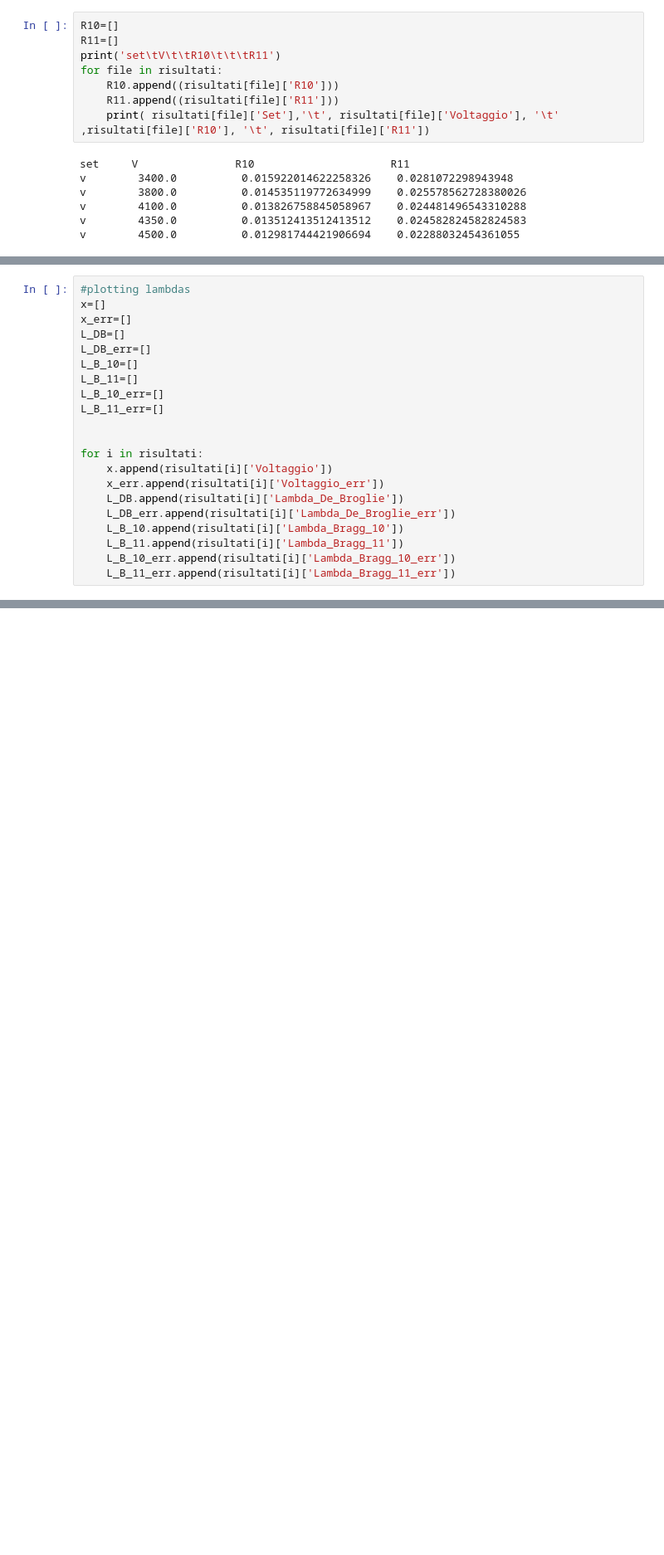
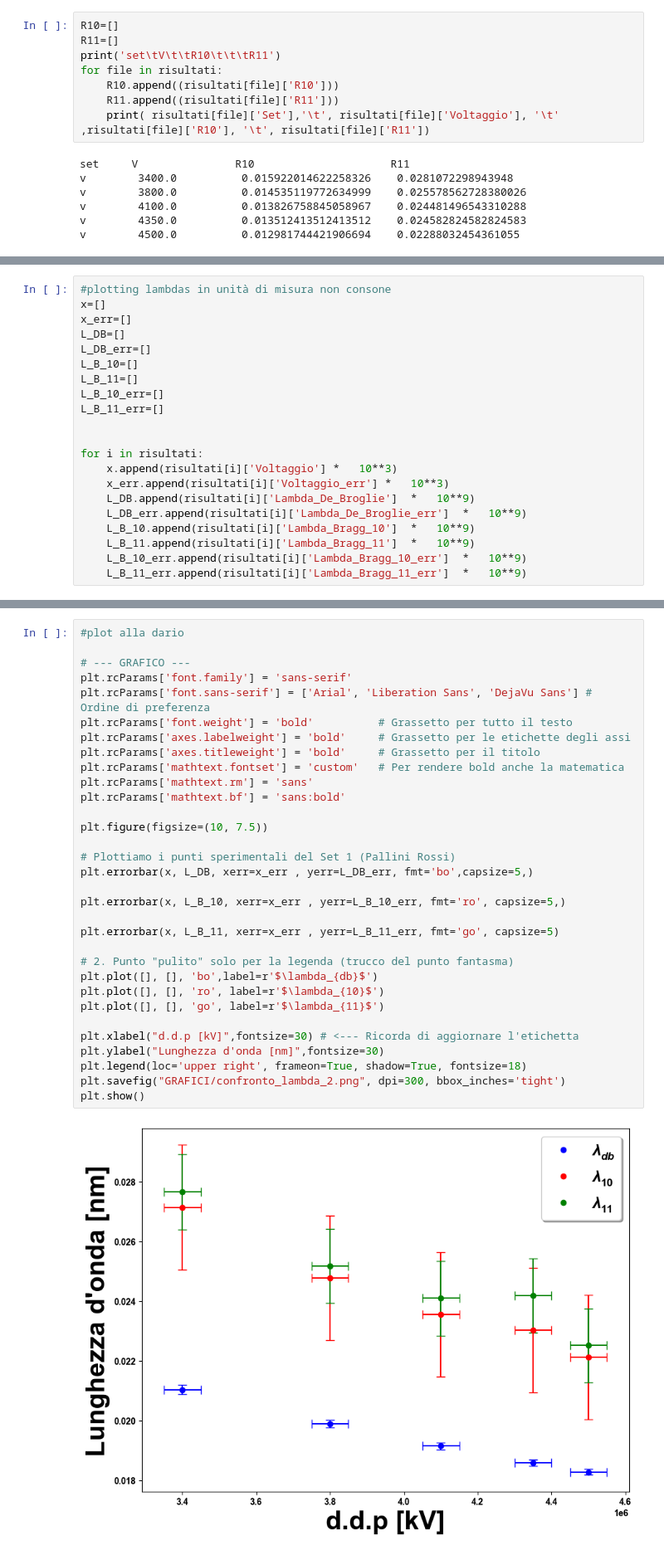
Before and after one commit to carmelo-palazzo/Analisi_Dati_DOP, a Jupyter notebook: Seconda_Parte_codice_generale_chenka_2.ipynb, the cells around one changed output, grey strips where cells are left out. Shown at 83% size. Saved outputs shown, nothing was run; the diff lists cells and outputs as text; blank space fills up the shorter version.

```diff
--- a/Seconda_Parte_codice_generale_chenka_2.ipynb
+++ b/Seconda_Parte_codice_generale_chenka_2.ipynb
@@ -360,5 +361,5 @@ for file in risultati:
 # %%
-#plotting lambdas
+#plotting lambdas in unità di misura non consone
 x=[]
 x_err=[]
 L_DB=[]
@@ -370,11 +371,11 @@ L_B_11_err=[]
 
 
 for i in risultati:
-    x.append(risultati[i]['Voltaggio'])
-    x_err.append(risultati[i]['Voltaggio_err'])
-    L_DB.append(risultati[i]['Lambda_De_Broglie'])
-    L_DB_err.append(risultati[i]['Lambda_De_Broglie_err'])
-    L_B_10.append(risultati[i]['Lambda_Bragg_10'])
-    L_B_11.append(risultati[i]['Lambda_Bragg_11'])
-    L_B_10_err.append(risultati[i]['Lambda_Bragg_10_err'])
-    L_B_11_err.append(risultati[i]['Lambda_Bragg_11_err'])
+    x.append(risultati[i]['Voltaggio'] *   10**3)
+    x_err.append(risultati[i]['Voltaggio_err'] *   10**3)
+    L_DB.append(risultati[i]['Lambda_De_Broglie']  *   10**9)
+    L_DB_err.append(risultati[i]['Lambda_De_Broglie_err']  *   10**9)
+    L_B_10.append(risultati[i]['Lambda_Bragg_10']  *   10**9)
+    L_B_11.append(risultati[i]['Lambda_Bragg_11']  *   10**9)
+    L_B_10_err.append(risultati[i]['Lambda_Bragg_10_err']  *   10**9)
+    L_B_11_err.append(risultati[i]['Lambda_Bragg_11_err']  *   10**9)
@@ -395,0 +384,34 @@ plt.show()
+# %%
+#plot alla dario
+
+# --- GRAFICO ---
+plt.rcParams['font.family'] = 'sans-serif'
+plt.rcParams['font.sans-serif'] = ['Arial', 'Liberation Sans', 'DejaVu Sans'] # Ordine di preferenza
+plt.rcParams['font.weight'] = 'bold'          # Grassetto per tutto il testo
+plt.rcParams['axes.labelweight'] = 'bold'     # Grassetto per le etichette degli assi
+plt.rcParams['axes.titleweight'] = 'bold'     # Grassetto per il titolo
+plt.rcParams['mathtext.fontset'] = 'custom'   # Per rendere bold anche la matematica
+plt.rcParams['mathtext.rm'] = 'sans'
+plt.rcParams['mathtext.bf'] = 'sans:bold'
+
+plt.figure(figsize=(10, 7.5))
+
+# Plottiamo i punti sperimentali del Set 1 (Pallini Rossi)
+plt.errorbar(x, L_DB, xerr=x_err , yerr=L_DB_err, fmt='bo',capsize=5,)
+
+plt.errorbar(x, L_B_10, xerr=x_err , yerr=L_B_10_err, fmt='ro', capsize=5,)
+
+plt.errorbar(x, L_B_11, xerr=x_err , yerr=L_B_11_err, fmt='go', capsize=5)
+
+# 2. Punto "pulito" solo per la legenda (trucco del punto fantasma)
+plt.plot([], [], 'bo',label=r'$\lambda_{db}$')
+plt.plot([], [], 'ro', label=r'$\lambda_{10}$')
+plt.plot([], [], 'go', label=r'$\lambda_{11}$')
+
+plt.xlabel("d.d.p [kV]",fontsize=30) # <--- Ricorda di aggiornare l'etichetta
+plt.ylabel("Lunghezza d'onda [nm]",fontsize=30)
+plt.legend(loc='upper right', frameon=True, shadow=True, fontsize=18)
+plt.savefig("GRAFICI/confronto_lambda_2.png", dpi=300, bbox_inches='tight')
+plt.show()
+# %% [output]
+[figure, added]
```
Also changed, not shown: parts of 17 cells of this notebook.
